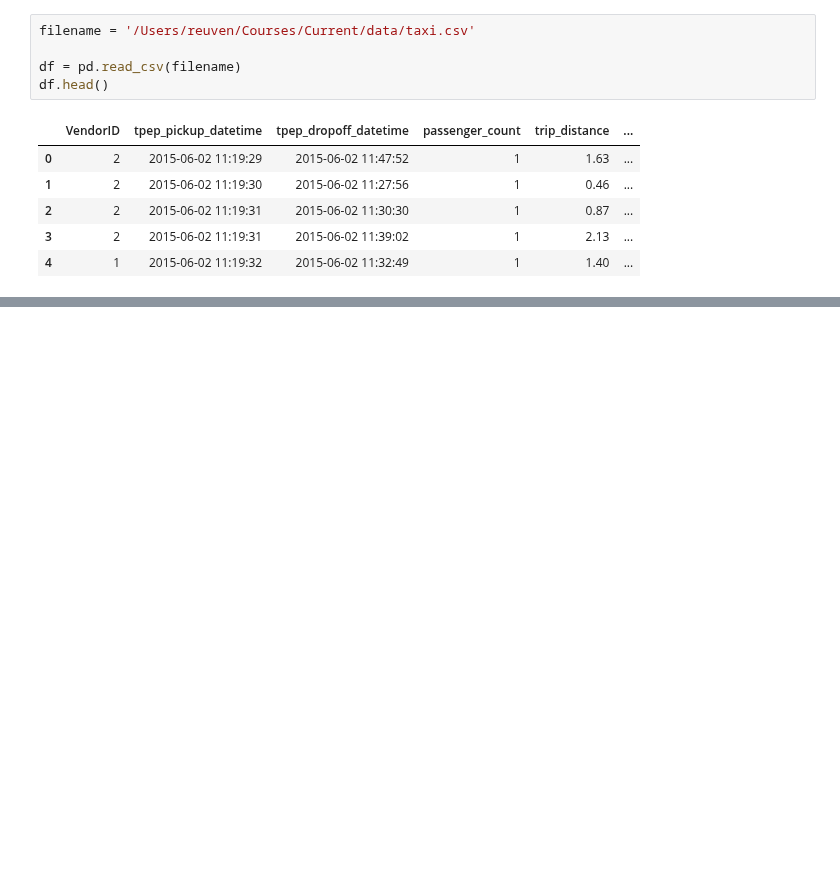
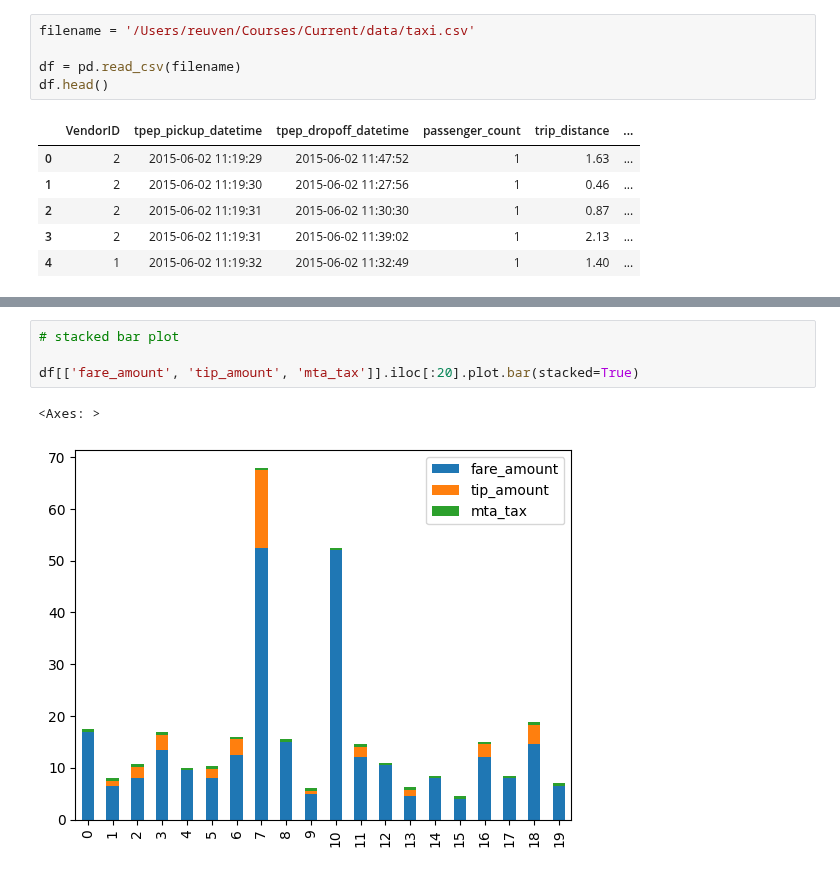
Before and after one commit to reuven/apple-2025-01Jan-plotting, a Jupyter notebook: Apple 2025-01Jan-09.ipynb, the cells around one changed output, grey strips where cells are left out. Drawn from its saved outputs; the diff is of its cells as text; blank space fills up the shorter version.

```diff
--- a/Apple 2025-01Jan-09.ipynb
+++ b/Apple 2025-01Jan-09.ipynb
@@ -435,0 +457,7 @@ df.head()
+# %%
+# stacked bar plot
+
+df[['fare_amount', 'tip_amount', 'mta_tax']].iloc[:20].plot.bar(stacked=True)
+# %% [output]
+<Axes: >
+[figure, added]
```
Also changed, not shown: parts of 2 cells of this notebook.
